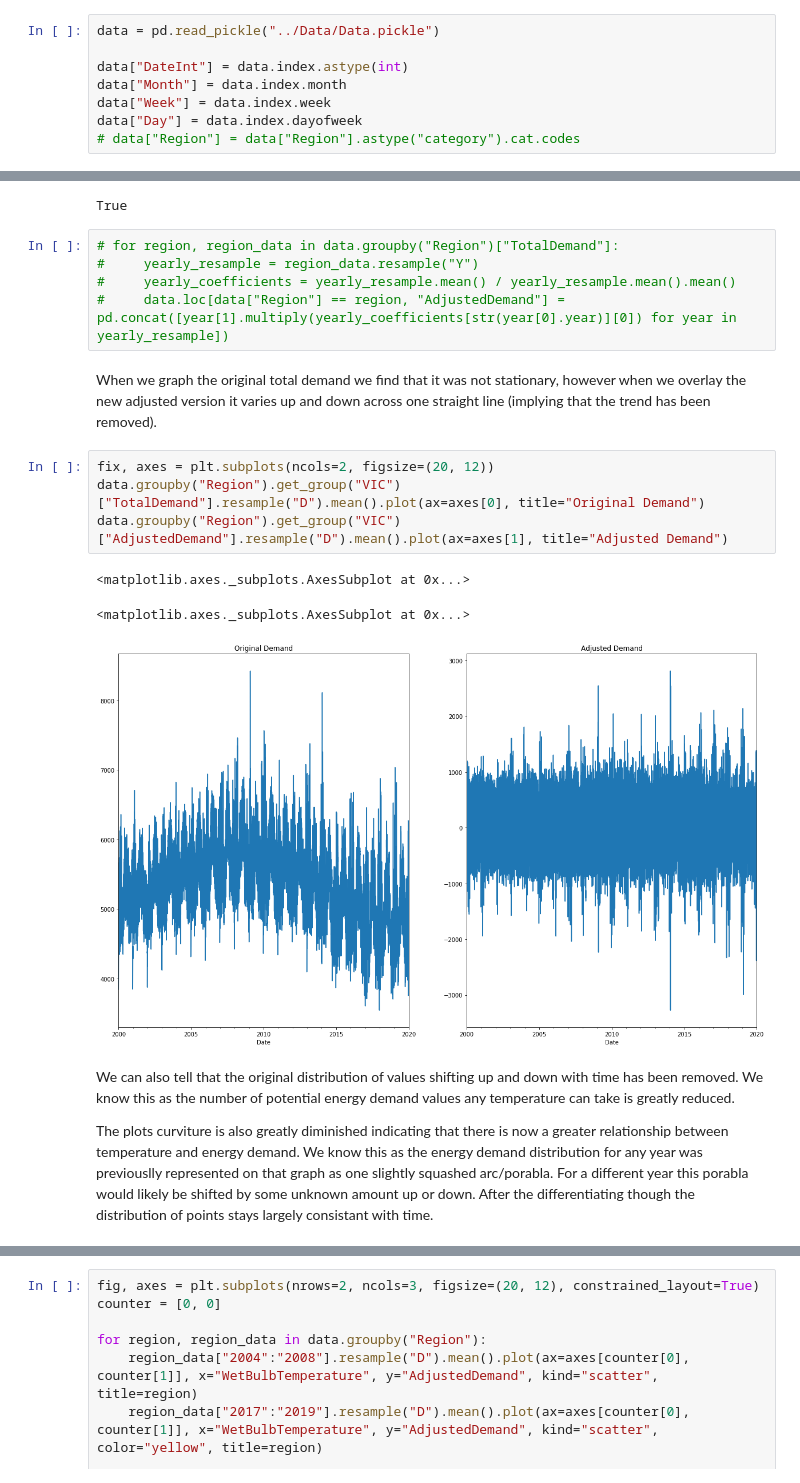
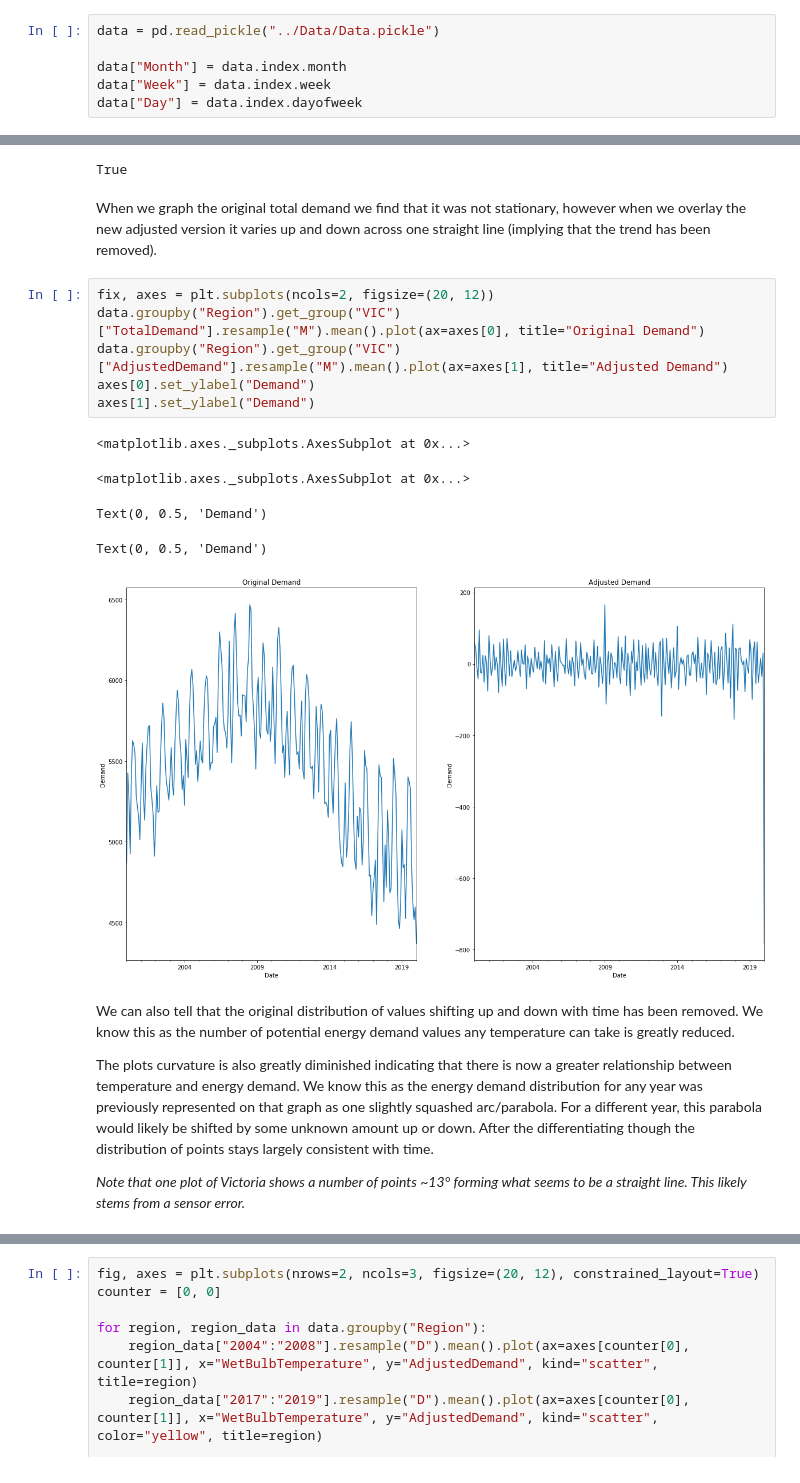
Before and after one commit to KamWithK/Temp2Enrgy, a Jupyter notebook: src/Modelling.ipynb, the cells around one changed output, grey strips where cells are left out. Saved outputs shown, nothing was run; the diff lists cells and outputs as text.

```diff
--- a/src/Modelling.ipynb
+++ b/src/Modelling.ipynb
@@ -27,8 +16,6 @@ np.random.seed(0)
 # %%
 data = pd.read_pickle("../Data/Data.pickle")
 
-data["DateInt"] = data.index.astype(int)
 data["Month"] = data.index.month
 data["Week"] = data.index.week
 data["Day"] = data.index.dayofweek
-# data["Region"] = data["Region"].astype("category").cat.codes
@@ -80,28 +50,29 @@ all([region[1].sort_index().index.equals(region[1].index) for region in data.gro
 data.sort_index(inplace=True)
 # %% [output]
 True
-# %%
-# for region, region_data in data.groupby("Region")["TotalDemand"]:
-#     yearly_resample = region_data.resample("Y")
-#     yearly_coefficients = yearly_resample.mean() / yearly_resample.mean().mean()
-#     data.loc[data["Region"] == region, "AdjustedDemand"] = pd.concat([year[1].multiply(yearly_coefficients[str(year[0].year)][0]) for year in yearly_resample])
 # %% [markdown]
 When we graph the original total demand we find that it was not stationary, however when we overlay the new adjusted version it varies up and down across one straight line (implying that the trend has been removed).
 # %%
 fix, axes = plt.subplots(ncols=2, figsize=(20, 12))
-data.groupby("Region").get_group("VIC")["TotalDemand"].resample("D").mean().plot(ax=axes[0], title="Original Demand")
-data.groupby("Region").get_group("VIC")["AdjustedDemand"].resample("D").mean().plot(ax=axes[1], title="Adjusted Demand")
+data.groupby("Region").get_group("VIC")["TotalDemand"].resample("M").mean().plot(ax=axes[0], title="Original Demand")
+data.groupby("Region").get_group("VIC")["AdjustedDemand"].resample("M").mean().plot(ax=axes[1], title="Adjusted Demand")
+axes[0].set_ylabel("Demand")
+axes[1].set_ylabel("Demand")
 # %% [output]
 <matplotlib.axes._subplots.AxesSubplot at 0x...>
 <matplotlib.axes._subplots.AxesSubplot at 0x...>
+Text(0, 0.5, 'Demand')
+Text(0, 0.5, 'Demand')
-[figure, old version]
+[figure, new version]
 # %% [markdown]
 We can also tell that the original distribution of values shifting up and down with time has been removed.
 We know this as the number of potential energy demand values any temperature can take is greatly reduced.
 
-The plots curviture is also greatly diminished indicating that there is now a greater relationship between temperature and energy demand.
-We know this as the energy demand distribution for any year was previouslly represented on that graph as one slightly squashed arc/porabla.
-For a different year this porabla would likely be shifted by some unknown amount up or down.
-After the differentiating though the distribution of points stays largely consistant with time.
+The plots curvature is also greatly diminished indicating that there is now a greater relationship between temperature and energy demand.
+We know this as the energy demand distribution for any year was previously represented on that graph as one slightly squashed arc/parabola.
+For a different year, this parabola would likely be shifted by some unknown amount up or down.
+After the differentiating though the distribution of points stays largely consistent with time.
+
+*Note that one plot of Victoria shows a number of points ~13° forming what seems to be a straight line. This likely stems from a sensor error.*
 # %%
 fix, axes = plt.subplots(ncols=2, figsize=(20, 12))
```
Also changed, not shown: parts of 18 cells of this notebook.
